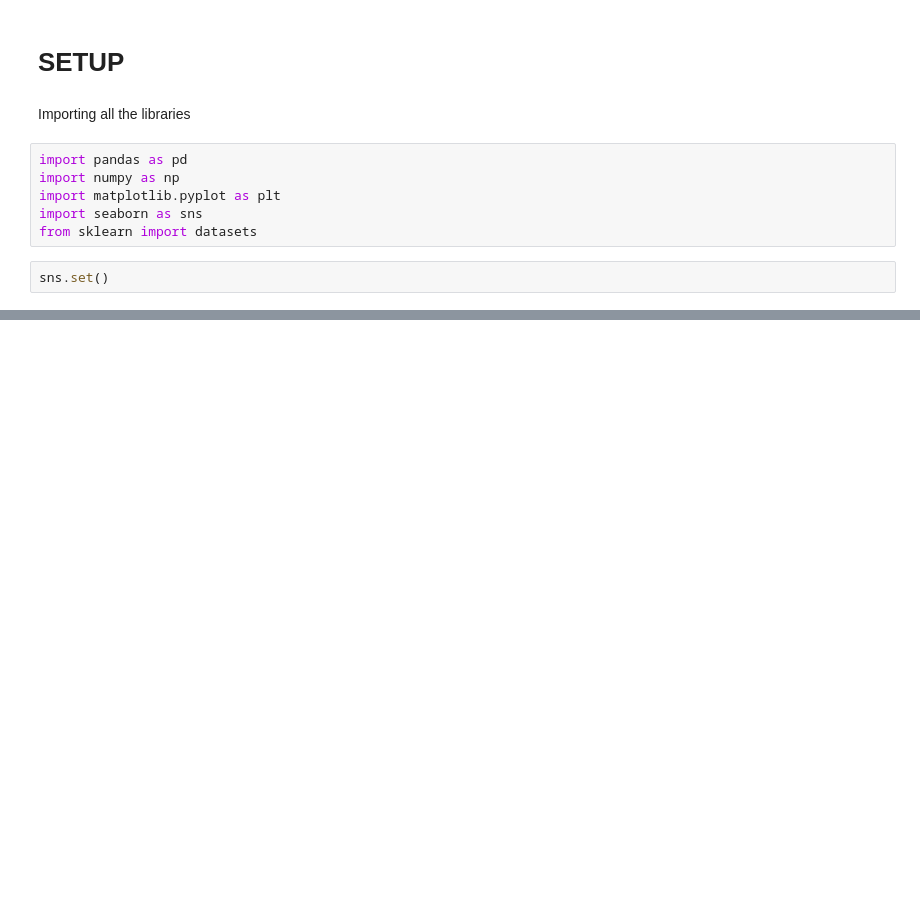
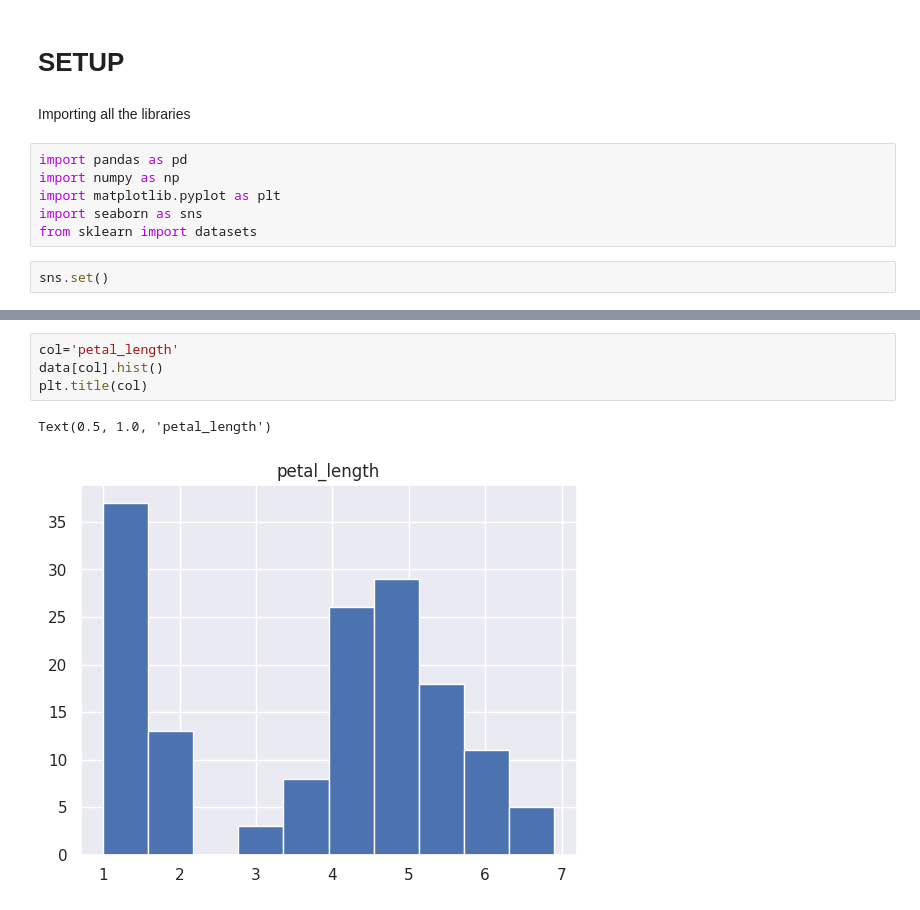
Before and after one commit to ArshjotSingh7/The-Classic-IRIS-DataSet, a Jupyter notebook: The_Classic_IRIS_Dataset_.ipynb, the cells around one changed output, grey strips where cells are left out. Saved outputs shown, nothing was run; the diff lists cells and outputs as text; blank space fills up the shorter version.

```diff
--- a/The_Classic_IRIS_Dataset_.ipynb
+++ b/The_Classic_IRIS_Dataset_.ipynb
@@ -78,0 +139,7 @@ df.head()
+# %%
+col='petal_length'
+data[col].hist()
+plt.title(col)
+# %% [output]
+Text(0.5, 1.0, 'petal_length')
+[figure, added]
```
Also changed, not shown: parts of 38 cells of this notebook.
